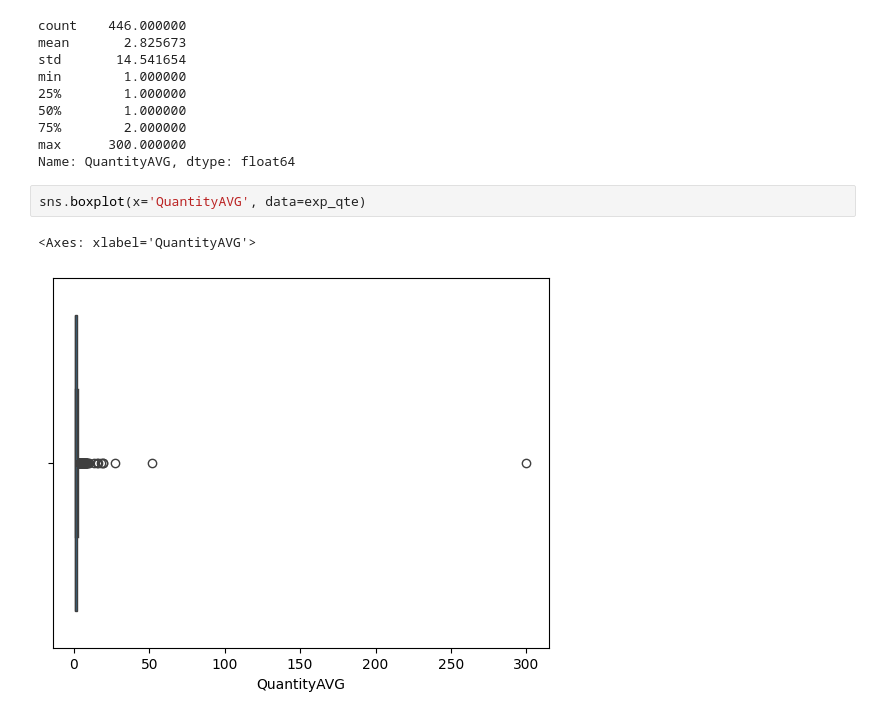
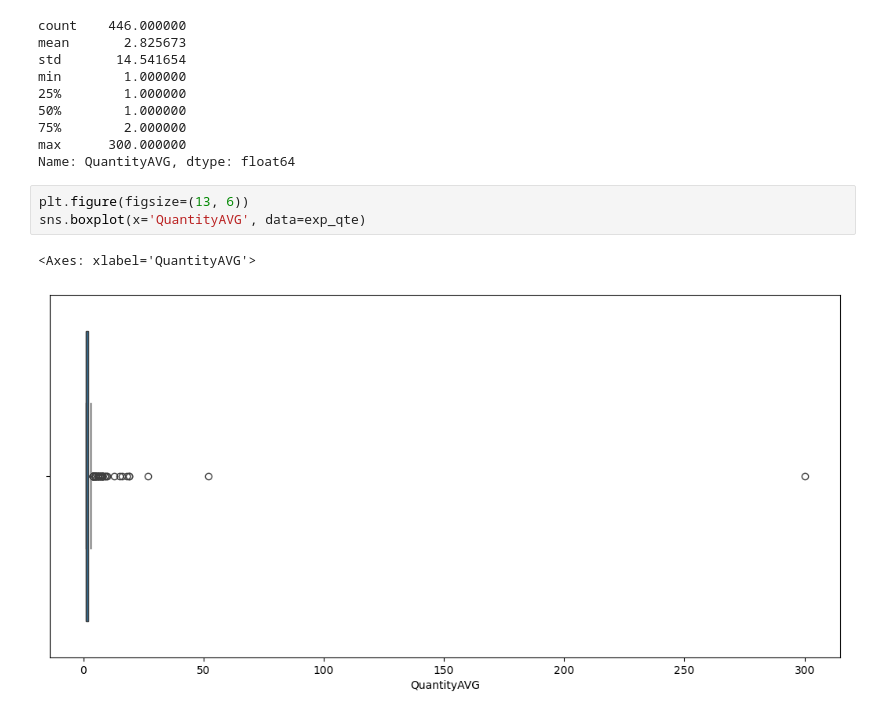
Before and after one commit to Fenokely/projetia_iasm1, a Jupyter notebook: item_selection.ipynb, the cells around one changed output. Cells and saved outputs as stored; diff of their text form.

```diff
--- a/item_selection.ipynb
+++ b/item_selection.ipynb
@@ -210,7 +192,8 @@ min        1.000000
 max      300.000000
 Name: QuantityAVG, dtype: float64
 # %%
+plt.figure(figsize=(13, 6))
 sns.boxplot(x='QuantityAVG', data=exp_qte)
 # %% [output]
 <Axes: xlabel='QuantityAVG'>
-[figure, old version]
+[figure, new version]
```
Also changed, not shown: parts of 5 cells of this notebook, 1 other file.
